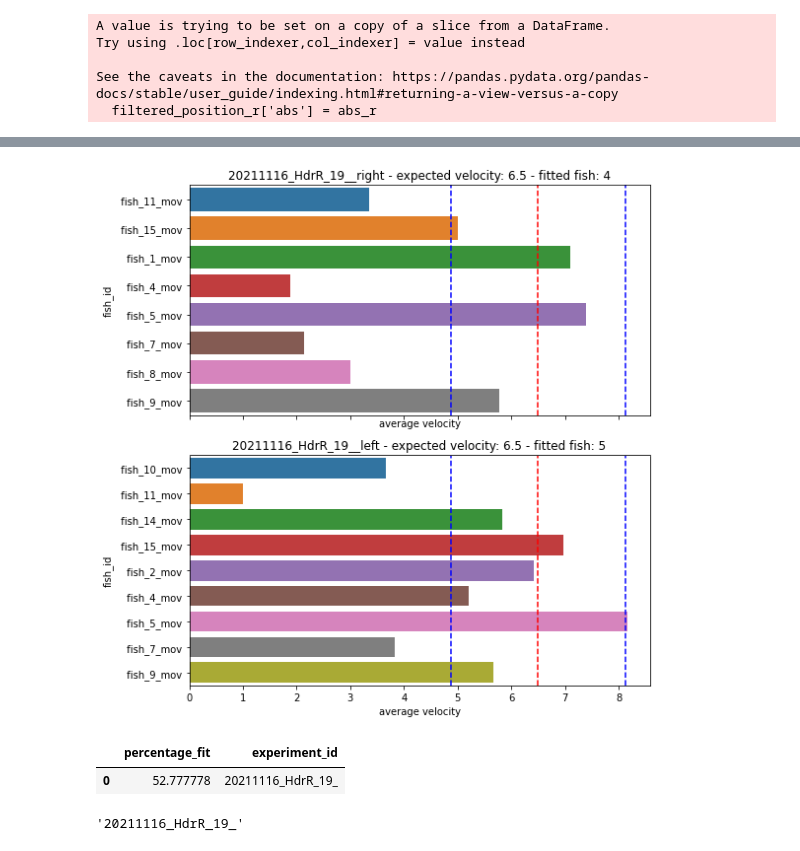
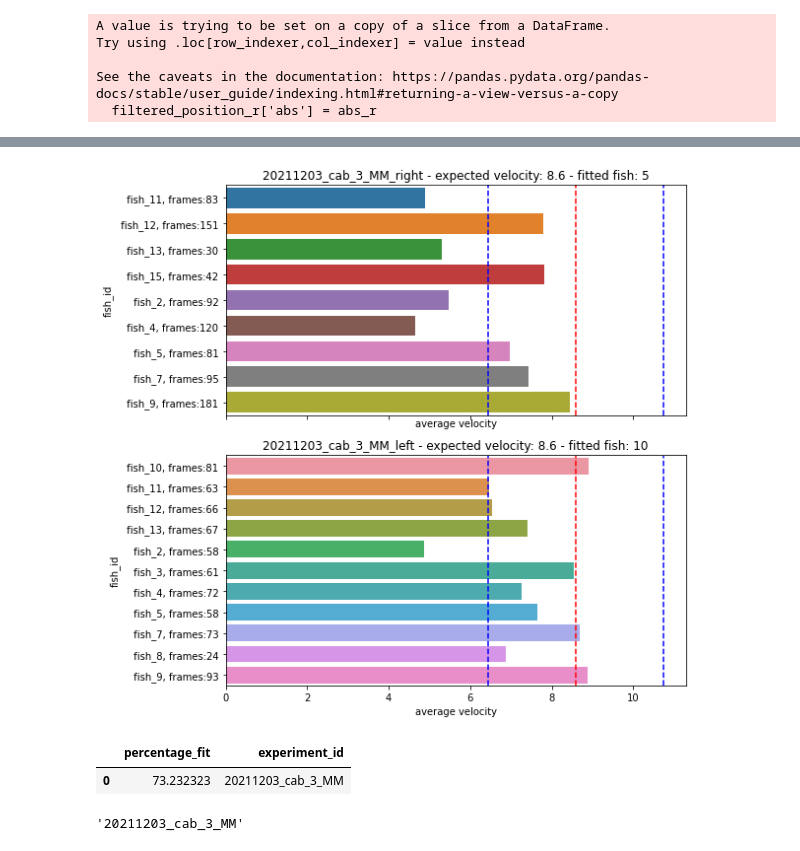
Before and after one commit to marciosferreira/bands_fish, a Jupyter notebook: analyses.ipynb, the cells around one changed output, grey strips where cells are left out. Cells and saved outputs as stored; diff of their text form; code cells hidden in the pictures.

```diff
--- a/analyses.ipynb
+++ b/analyses.ipynb
@@ -8,15 +8,15 @@
 #20210921_ip10-1_9_MMStack_Default.ome.tif.csv, espessura 40, velocidade 6.5, opacidade 30, 100-300, 400-600
 #20211117_HdrR_1_MMStack_Default.ome.tif.csv, espessura  4, velocidade 6.5, 100-300, 400-600
 
-#20211116_HdrR_16_MMStack_Default.ome.tif.csv , espessura 4 , velocidade 6.5, 0-200, 300-500
+#20211116_HdrR_16_MMStack_Default.ome.tif.csv, espessura 4 , velocidade 6.5, 0-200, 300-500
 #20211116_HdrR_18_MMStack_Default.ome.tif.csv, espessura 7, velocidade 6.5, 0-200, 300-500
 #20211116_HdrR_19_MMStack_Default.ome.tif.csv, espessura 4, velocidade 6.5, 0-200, 300-500
 
 
-start = 0
-velocity = 6.5
+start = 100
+velocity = 8.6
 
-file_name = "C:/Users/marci/Documents/projetos_code/bands fish/videos/risa_videos/20211116_HdrR_19_MMStack_Default.ome.tif.csv"
+file_name = "C:/Users/marci/Documents/projetos_code/bands fish/videos/risa_videos/20211203_cab_3_MMStack_Default.ome.tif.csv"
 if start == 0:
     r1 = 0
     r2 = 200
@@ -420,3 +411,12 @@ filtered_position_r = filtered_position_r.loc[filtered_position_r['time'] < 500]
+# %%
+filtered_position_l = filtered_position_l.loc[filtered_position_l['time'] < 500]
+filtered_position_r = filtered_position_r.loc[filtered_position_r['time'] < 500]
+
+filtered_position_l = filtered_position_l.loc[(filtered_position_l['value'] > 0)]
+filtered_position_r = filtered_position_r.loc[(filtered_position_r['value'] > 0)]
+
+filtered_position_l = filtered_position_l.groupby("fish_id").filter(lambda x: len(x) > 20)
+filtered_position_r = filtered_position_r.groupby("fish_id").filter(lambda x: len(x) > 20)
 # %%
 filtered_l_by_id = filtered_position_l.groupby(['fish_id'])
 filtered_r_by_id = filtered_position_r.groupby(['fish_id'])
@@ -436,5 +433,11 @@ filtered_position_r = filtered_position_r.loc[(filtered_position_r['value'] > 0)
 lft_group = filtered_position_l.groupby(['fish_id'])
 #lft_count = lft_group['value'].count()
 lft_avg = lft_group['value'].mean()
-lft_avg_final = lft_avg[((lft_avg > velocity*0.75) & (lft_avg < velocity*1.25))].count()
-lft_avg
+lft_count = lft_group['value'].count()
+lft_avg_final = lft_avg[((lft_avg > velocity*0.70) & (lft_avg < velocity*1.30))].count()
+
+con = filtered_position_l.groupby(['fish_id'])['value'].count().tolist()
+
+new_name_l = []
+for idx, i in enumerate(lft_avg.index):
+    new_name_l.append(i[:-4] + ', frames:' + str(con[idx]))
@@ -455,6 +446,14 @@ right_group = filtered_position_r.groupby(['fish_id'])
 #rgt_count = right_group['value'].count()
 rgt_avg = right_group['value'].mean()
 rgt_avg_final = rgt_avg[((rgt_avg > velocity*0.70) & (rgt_avg < velocity*1.30))].count()
+
+con = filtered_position_r.groupby(['fish_id'])['value'].count().tolist()
+
+new_name_r = []
+for idx, i in enumerate(rgt_avg.index):
+
+
+    new_name_r.append(i[:-4] + ', frames:' + str(con[idx]))
 # %%
 #abs_total = total_l + total_r
 final_result_left = lft_avg_final/total_l*100
@@ -471,28 +470,31 @@ l_result = gp_left['value'].mean()
 # %%
 
 
 f, (ax1, ax2) = plt.subplots(2, 1, sharex=True, figsize=(8,8))
 
 sns.barplot(x=r_result, y=r_result.index, ax=ax1)
 ax1.set_title(path_file + '_right' + ' - expected velocity: ' + str(velocity) + ' - fitted fish: ' + str(rgt_avg_final))
 sns.barplot(x=l_result, y=l_result.index, ax=ax2)
 ax2.set_title(path_file + '_left' + ' - expected velocity: ' + str(velocity) + ' - fitted fish: ' + str(lft_avg_final))
 plt.tight_layout()
 ax1.set_xlabel('average velocity')
 ax2.set_xlabel('average velocity')
 
+ax1.set_yticklabels(new_name_r)
+ax2.set_yticklabels(new_name_l)
+
 
 
 ax1.axvline(x=velocity*0.75, color='blue', linestyle='--')
 ax1.axvline(x=velocity, color='red', linestyle='--')
 ax1.axvline(x=velocity*1.25, color='blue', linestyle='--')
 ax2.axvline(x=velocity*0.75, color='blue', linestyle='--')
 ax2.axvline(x=velocity, color='red', linestyle='--')
 ax2.axvline(x=velocity*1.25, color='blue', linestyle='--')
 
 plt.show()
 # %% [output]
-[figure, old version]
+[figure, new version]
 # %%
 dados = {'percentage_fit': [final_result]}
 df = pd.DataFrame(data=dados)
@@ -500,10 +502,10 @@ df['experiment_id'] = path_file
 df
 # %% [output]
 |  | percentage_fit | experiment_id |
-| 0 | 52.777778 | 20211116_HdrR_19_ |
+| 0 | 73.232323 | 20211203_cab_3_MM |
 # %%
 df.to_csv("C:/Users/marci/Documents/projetos_code/bands fish/videos/risa_videos/results/" + path_file, index=False)
 # %%
 path_file
 # %% [output]
-'20211116_HdrR_19_'
+'20211203_cab_3_MM'
```
Also changed, not shown: parts of 20 cells of this notebook, 1 other file.
